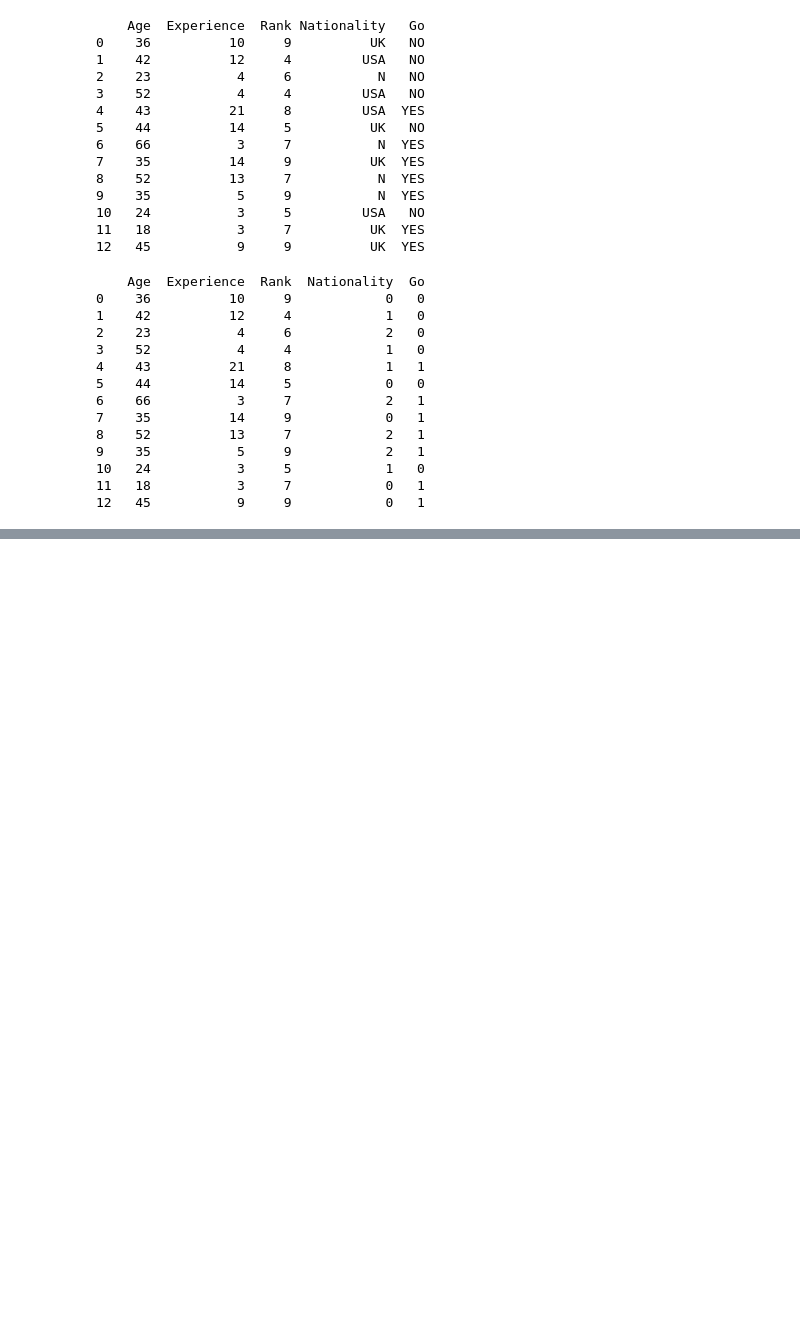
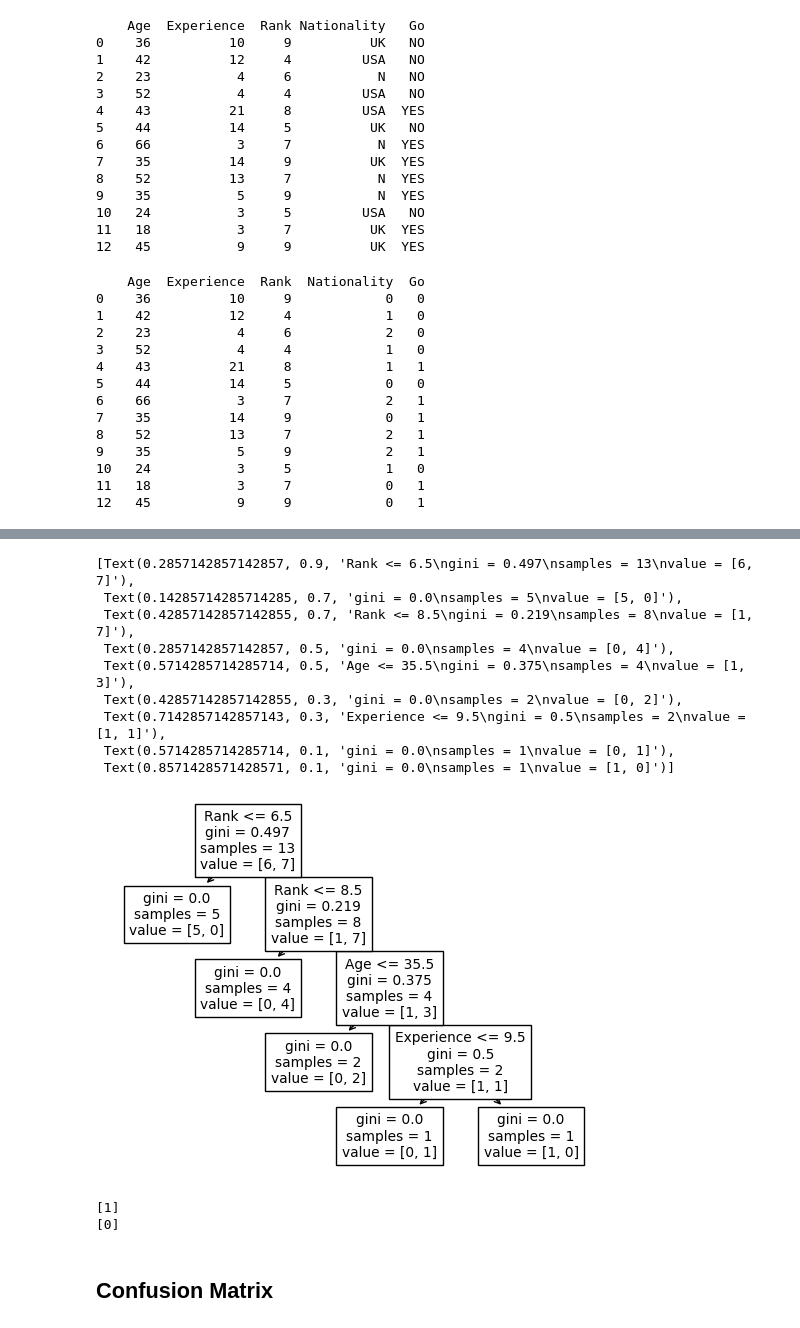
Before and after one commit to MSaberian/PyLearnDataScience, a Jupyter notebook: PyLearnMLIntroduction/MachineLearning.ipynb, the cells around one changed output, grey strips where cells are left out. Saved outputs shown, nothing was run; the diff lists cells and outputs as text; code cells hidden in the pictures; blank space fills up the shorter version.

```diff
--- a/PyLearnMLIntroduction/MachineLearning.ipynb
+++ b/PyLearnMLIntroduction/MachineLearning.ipynb
@@ -301,3 +301,11 @@ print(df)
 10   24           3     5            1   0
 11   18           3     7            0   1
 12   45           9     9            0   1
+# %%
+features = ['Age', 'Experience', 'Rank', 'Nationality']
+
+X = df[features]
+y = df['Go']
+
+print(X)
+print(y)
@@ -303,0 +330,30 @@ print(df)
+# %%
+import pandas
+from sklearn import tree
+from sklearn.tree import DecisionTreeClassifier
+import matplotlib.pyplot as plt
+
+
+dtree = DecisionTreeClassifier()
+dtree = dtree.fit(X, y)
+
+tree.plot_tree(dtree, feature_names=features)
+# %% [output]
+[Text(0.2857142857142857, 0.9, 'Rank <= 6.5\ngini = 0.497\nsamples = 13\nvalue = [6, 7]'),
+ Text(0.14285714285714285, 0.7, 'gini = 0.0\nsamples = 5\nvalue = [5, 0]'),
+ Text(0.42857142857142855, 0.7, 'Rank <= 8.5\ngini = 0.219\nsamples = 8\nvalue = [1, 7]'),
+ Text(0.2857142857142857, 0.5, 'gini = 0.0\nsamples = 4\nvalue = [0, 4]'),
+ Text(0.5714285714285714, 0.5, 'Age <= 35.5\ngini = 0.375\nsamples = 4\nvalue = [1, 3]'),
+ Text(0.42857142857142855, 0.3, 'gini = 0.0\nsamples = 2\nvalue = [0, 2]'),
+ Text(0.7142857142857143, 0.3, 'Experience <= 9.5\ngini = 0.5\nsamples = 2\nvalue = [1, 1]'),
+ Text(0.5714285714285714, 0.1, 'gini = 0.0\nsamples = 1\nvalue = [0, 1]'),
+ Text(0.8571428571428571, 0.1, 'gini = 0.0\nsamples = 1\nvalue = [1, 0]')]
+[figure, added]
+# %%
+print(dtree.predict([[40, 10, 7, 1]]))
+print(dtree.predict([[40, 10, 6, 1]]))
+# %% [output]
+[1]
+[0]
+# %% [markdown]
+## Confusion Matrix
```
Also changed, not shown: parts of 45 cells of this notebook, 6 other files.
